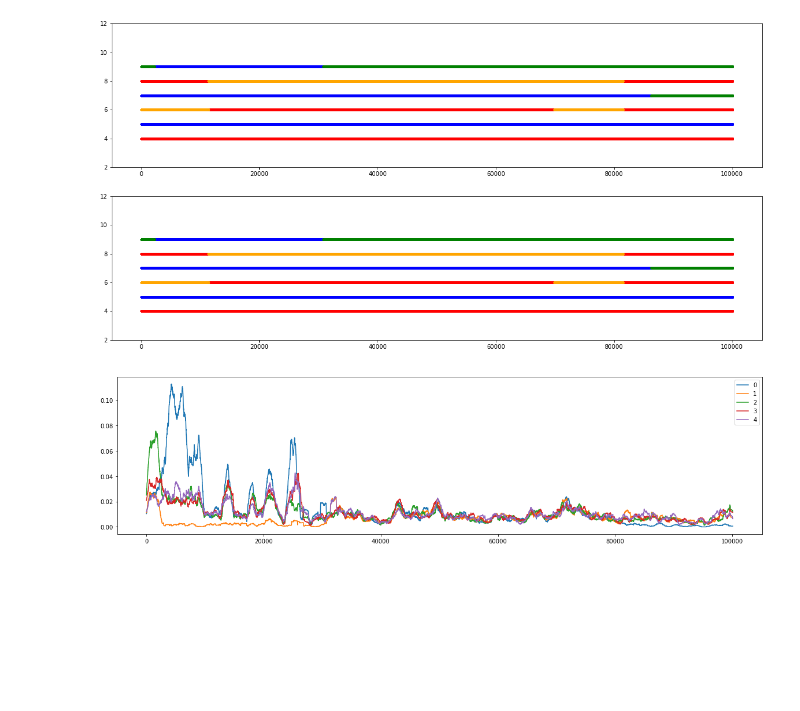
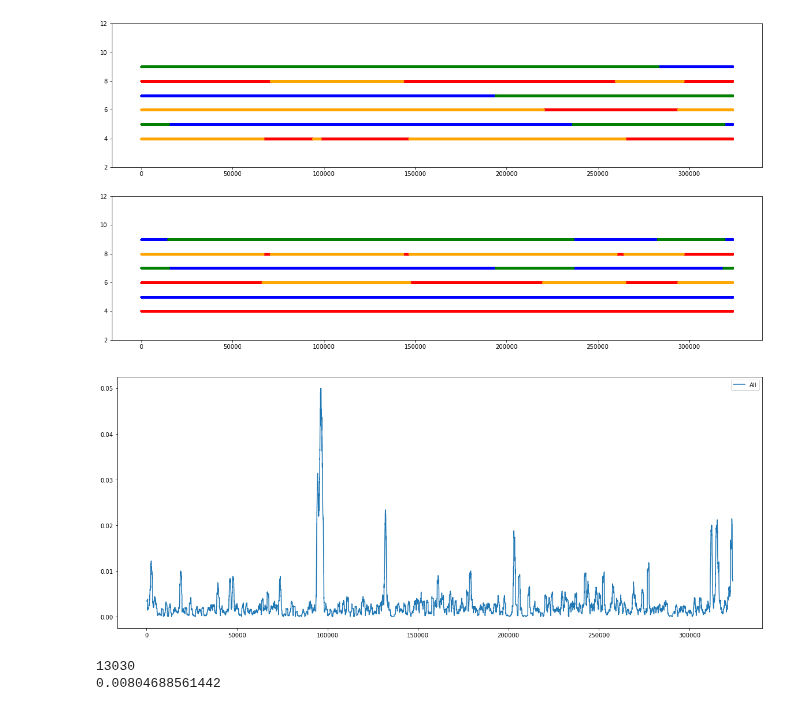
Before and after one commit to kpaskov/PhasingFamilies, a Jupyter notebook: Phase.ipynb, the cells around one changed output. Saved outputs shown, nothing was run; the diff lists cells and outputs as text; code cells hidden in the pictures; blank space fills up the shorter version.

```diff
--- a/Phase.ipynb
+++ b/Phase.ipynb
@@ -90,9 +90,9 @@ import gzip
 import matplotlib.pyplot as plt
 
 # Pull arguments
-vcf_file = 'AU0678.ms1.22.vcf.gz'
+vcf_file = 'v34.22.vcf.gz'
 #vcf_file = 'v34.MT.vcf.gz'
-ped_file = 'v34.forCompoundHet.ped'
+ped_file = 'data/v34.forCompoundHet.ped'
 
 start_time = time.time()
 
@@ -256,0 +237,18 @@ def detect_recombination(data, X, Y, switch_cost=50):
+# %%
+from scipy import sparse
+
+# Pull data from .npz
+whole_chrom = sparse.load_npz('split_gen/chr.%s.gen.npz' % chrom)
+m, n = whole_chrom.shape
+print(m, n)
+# %%
+import gzip
+snp_indices = []
+with gzip.open('split_gen/chr.%s.gen.variants.txt.gz' % chrom, 'rt') as f:
+    for i, line in enumerate(f):
+        pieces = line.strip().split('\t')
+        if len(pieces[3]) == 1 and len(pieces[4]) ==1 and pieces[3] != '.' and pieces[4] != '.':
+            snp_indices.append(i)
+# %%
+family_data = whole_chrom[np.ix_(family_indices, snp_indices)]
+print(family_data.shape)
@@ -318,32 +892,47 @@ for j in range(m):
 # %%
 plt.figure(figsize=(20,10))
 
-show = [X1, X2]
+plt.subplot(2, 1, 1)
+for i in range(2, m):
+    plt.plot(2*i*X[i, 0, :], linestyle='None', marker='.', color='red')
+    plt.plot(2*i*X[i, 1, :], linestyle='None', marker='.', color='orange')
+    plt.plot(2*i*X[i, 2, :]+1, linestyle='None', marker='.', color='blue')
+    plt.plot(2*i*X[i, 3, :]+1, linestyle='None', marker='.', color='green')
+axes = plt.gca()
+axes.set_ylim([2,(m+1)*2])
 
-for k, X in enumerate(show):
-    plt.subplot(len(show), 1, k+1)
-    for i in range(2, m):
-        plt.plot(2*i*X[i, 0, :], linestyle='None', marker='.', color='red')
-        plt.plot(2*i*X[i, 1, :], linestyle='None', marker='.', color='orange')
-        plt.plot(2*i*X[i, 2, :]+1, linestyle='None', marker='.', color='blue')
-        plt.plot(2*i*X[i, 3, :]+1, linestyle='None', marker='.', color='green')
-
-    axes = plt.gca()
-    axes.set_ylim([2,(m+1)*2])
+plt.subplot(2, 1, 2)
+for i in range(2, m):
+    plt.plot(2*i*X2[i, 0, :], linestyle='None', marker='.', color='red')
+    plt.plot(2*i*X2[i, 1, :], linestyle='None', marker='.', color='orange')
+    plt.plot(2*i*X2[i, 2, :]+1, linestyle='None', marker='.', color='blue')
+    plt.plot(2*i*X2[i, 3, :]+1, linestyle='None', marker='.', color='green')
+axes = plt.gca()
+axes.set_ylim([2,(m+1)*2])
 
 plt.show()
 # %% [output]
-[figure, old version]
+[figure, new version]
 # %%
 q = 1000
-plt.figure(figsize=(20,5))
+plt.figure(figsize=(20,8))
 
-#plt.plot(np.convolve(np.sum(np.abs(to_genotype(X1, Y1)-data), axis=0)/m, np.ones((q,))/q, mode='same'))
-for i in range(m):
-    plt.plot(np.convolve(np.abs(to_genotype(X, Y)-family_data)[i, :], np.ones((q,))/(m*q), mode='same'), label=str(i))
+plt.subplot(1, 1, 1)
+plt.plot(np.convolve(np.sum(diff, axis=0), np.ones((q,))/(m*q), mode='same'), label='All')
+#plt.plot(np.convolve(np.sum(np.abs(to_genotype(X2, Y2)-family_data), axis=0)/m, np.ones((q,))/(m*q), mode='same'))
+
+#for i in range(m):
+#    plt.plot(np.convolve(np.abs(to_genotype(X, Y)-family_data)[i, :], np.ones((q,))/q, mode='same'), label=str(i)+'V')
+#    #plt.plot(np.convolve(np.abs(to_genotype(X2, Y2)-family_data)[i, :], np.ones((q,))/q, mode='same'), label=str(i)+'H')
+
 axes = plt.gca()
-#axes.set_ylim([0, ])
 plt.legend()
 plt.show()
 # %% [output]
-[figure, old version]
+[figure, new version]
+# %%
+print(np.sum(np.abs(to_genotype(X, Y)-family_data)))
+print(np.sum(np.abs(to_genotype(X, Y)-family_data))/(m*n))
+# %% [output]
+13030
+0.00804688561442
```
Also changed, not shown: parts of 34 cells of this notebook, 7 other files.
